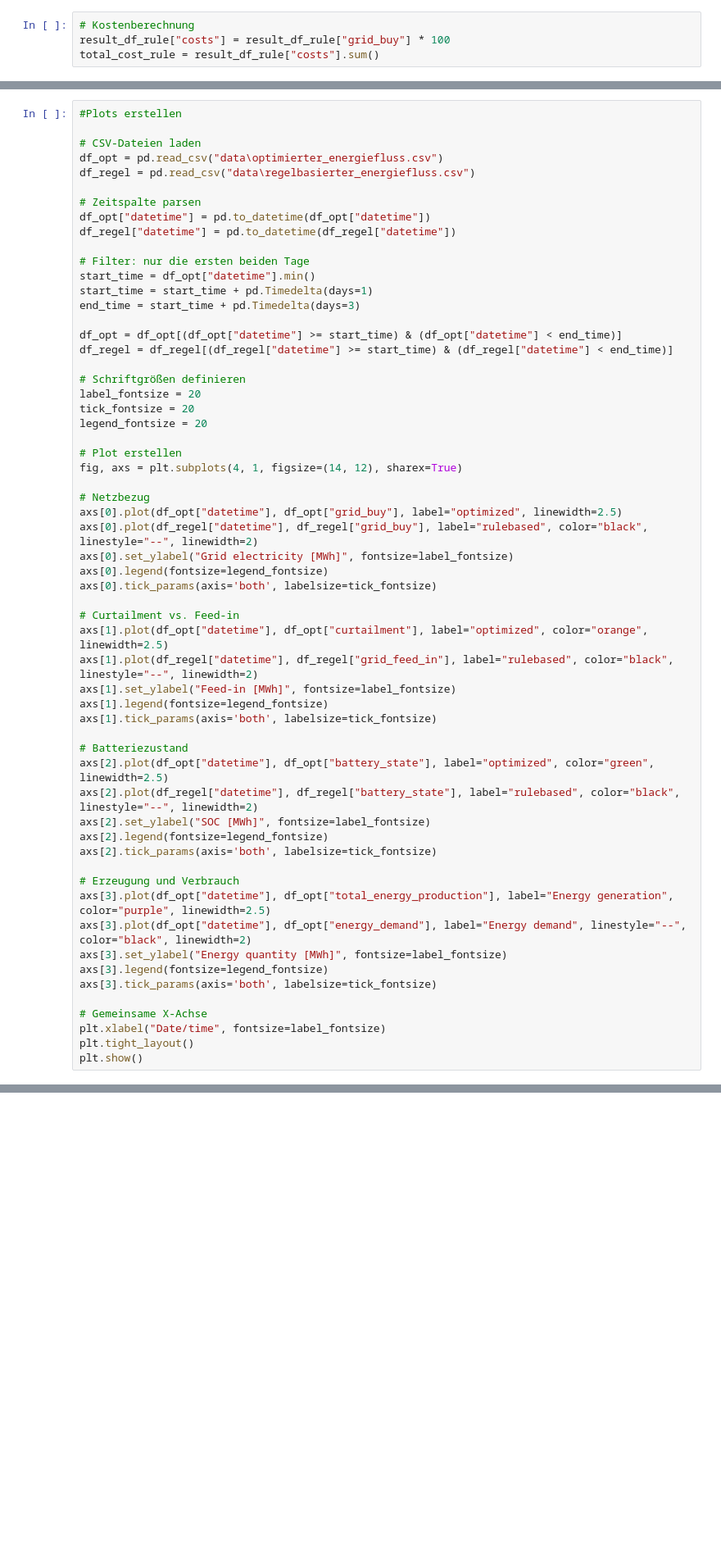
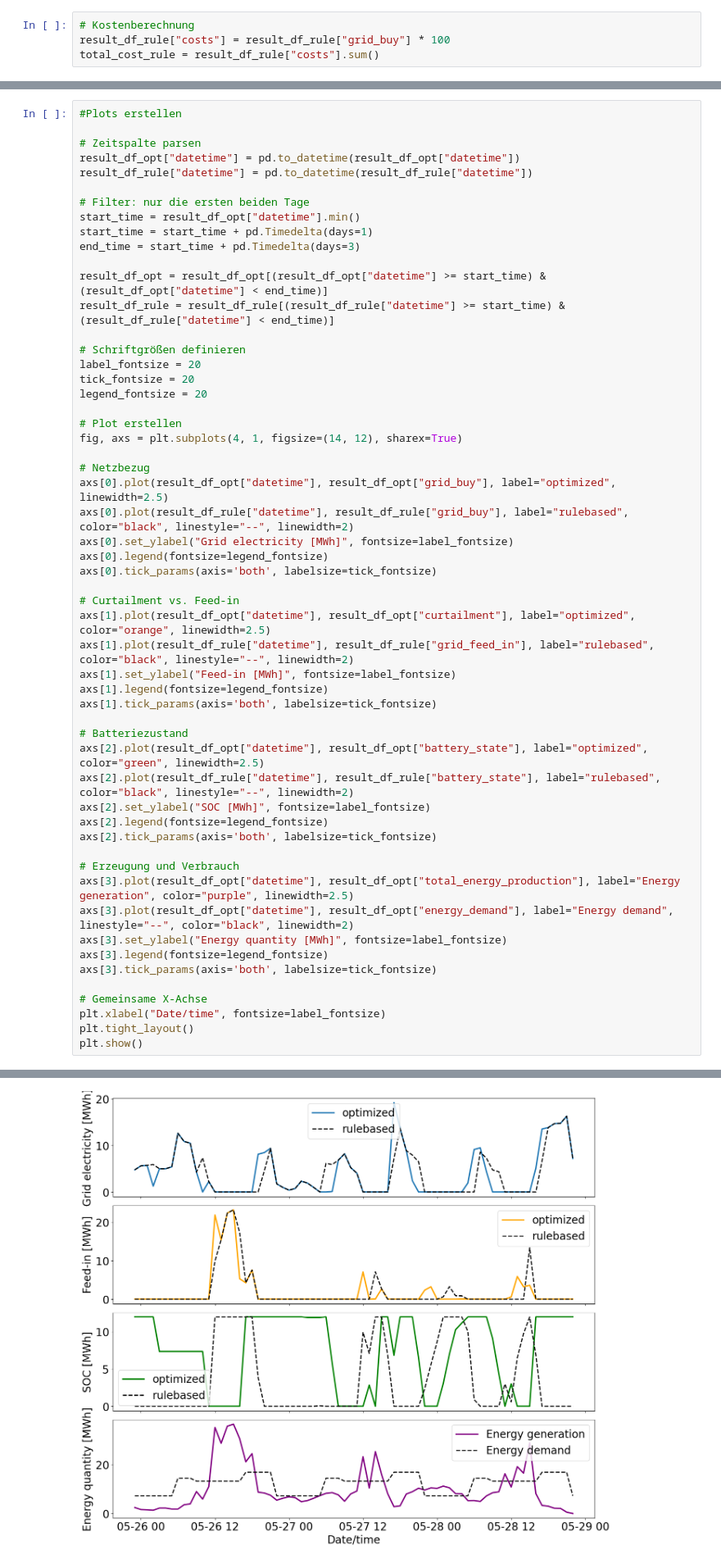
Before and after one commit to jgoeltsch/Forschungsseminar, a Jupyter notebook: ML_based_EMS.ipynb, the cells around one changed output, grey strips where cells are left out. Shown: that part at 82% size. Saved outputs shown, nothing was run; the diff lists cells and outputs as text; blank space fills up the shorter version.

```diff
--- a/ML_based_EMS.ipynb
+++ b/ML_based_EMS.ipynb
@@ -54,21 +146,17 @@ result_df_opt.to_csv("data\optimierter_energiefluss.csv", index=False)
 # %%
 #Plots erstellen
 
-# CSV-Dateien laden
-df_opt = pd.read_csv("data\optimierter_energiefluss.csv")
-df_regel = pd.read_csv("data\regelbasierter_energiefluss.csv")
-
 # Zeitspalte parsen
-df_opt["datetime"] = pd.to_datetime(df_opt["datetime"])
-df_regel["datetime"] = pd.to_datetime(df_regel["datetime"])
+result_df_opt["datetime"] = pd.to_datetime(result_df_opt["datetime"])
+result_df_rule["datetime"] = pd.to_datetime(result_df_rule["datetime"])
 
 # Filter: nur die ersten beiden Tage
-start_time = df_opt["datetime"].min()
+start_time = result_df_opt["datetime"].min()
 start_time = start_time + pd.Timedelta(days=1)
 end_time = start_time + pd.Timedelta(days=3)
 
-df_opt = df_opt[(df_opt["datetime"] >= start_time) & (df_opt["datetime"] < end_time)]
-df_regel = df_regel[(df_regel["datetime"] >= start_time) & (df_regel["datetime"] < end_time)]
+result_df_opt = result_df_opt[(result_df_opt["datetime"] >= start_time) & (result_df_opt["datetime"] < end_time)]
+result_df_rule = result_df_rule[(result_df_rule["datetime"] >= start_time) & (result_df_rule["datetime"] < end_time)]
 
 # Schriftgrößen definieren
 label_fontsize = 20
@@ -79,29 +167,29 @@ legend_fontsize = 20
 fig, axs = plt.subplots(4, 1, figsize=(14, 12), sharex=True)
 
 # Netzbezug
-axs[0].plot(df_opt["datetime"], df_opt["grid_buy"], label="optimized", linewidth=2.5)
-axs[0].plot(df_regel["datetime"], df_regel["grid_buy"], label="rulebased", color="black", linestyle="--", linewidth=2)
+axs[0].plot(result_df_opt["datetime"], result_df_opt["grid_buy"], label="optimized", linewidth=2.5)
+axs[0].plot(result_df_rule["datetime"], result_df_rule["grid_buy"], label="rulebased", color="black", linestyle="--", linewidth=2)
 axs[0].set_ylabel("Grid electricity [MWh]", fontsize=label_fontsize)
 axs[0].legend(fontsize=legend_fontsize)
 axs[0].tick_params(axis='both', labelsize=tick_fontsize)
 
 # Curtailment vs. Feed-in
-axs[1].plot(df_opt["datetime"], df_opt["curtailment"], label="optimized", color="orange", linewidth=2.5)
-axs[1].plot(df_regel["datetime"], df_regel["grid_feed_in"], label="rulebased", color="black", linestyle="--", linewidth=2)
+axs[1].plot(result_df_opt["datetime"], result_df_opt["curtailment"], label="optimized", color="orange", linewidth=2.5)
+axs[1].plot(result_df_rule["datetime"], result_df_rule["grid_feed_in"], label="rulebased", color="black", linestyle="--", linewidth=2)
 axs[1].set_ylabel("Feed-in [MWh]", fontsize=label_fontsize)
 axs[1].legend(fontsize=legend_fontsize)
 axs[1].tick_params(axis='both', labelsize=tick_fontsize)
 
 # Batteriezustand
-axs[2].plot(df_opt["datetime"], df_opt["battery_state"], label="optimized", color="green", linewidth=2.5)
-axs[2].plot(df_regel["datetime"], df_regel["battery_state"], label="rulebased", color="black", linestyle="--", linewidth=2)
+axs[2].plot(result_df_opt["datetime"], result_df_opt["battery_state"], label="optimized", color="green", linewidth=2.5)
+axs[2].plot(result_df_rule["datetime"], result_df_rule["battery_state"], label="rulebased", color="black", linestyle="--", linewidth=2)
 axs[2].set_ylabel("SOC [MWh]", fontsize=label_fontsize)
 axs[2].legend(fontsize=legend_fontsize)
 axs[2].tick_params(axis='both', labelsize=tick_fontsize)
 
 # Erzeugung und Verbrauch
-axs[3].plot(df_opt["datetime"], df_opt["total_energy_production"], label="Energy generation", color="purple", linewidth=2.5)
-axs[3].plot(df_opt["datetime"], df_opt["energy_demand"], label="Energy demand", linestyle="--", color="black", linewidth=2)
+axs[3].plot(result_df_opt["datetime"], result_df_opt["total_energy_production"], label="Energy generation", color="purple", linewidth=2.5)
+axs[3].plot(result_df_opt["datetime"], result_df_opt["energy_demand"], label="Energy demand", linestyle="--", color="black", linewidth=2)
 axs[3].set_ylabel("Energy quantity [MWh]", fontsize=label_fontsize)
 axs[3].legend(fontsize=legend_fontsize)
 axs[3].tick_params(axis='both', labelsize=tick_fontsize)
@@ -114,0 +202 @@ RuntimeError: Solver für MIP nicht installiert.
+[figure, added]
```
Also changed, not shown: parts of 17 cells of this notebook, 4 other files.
